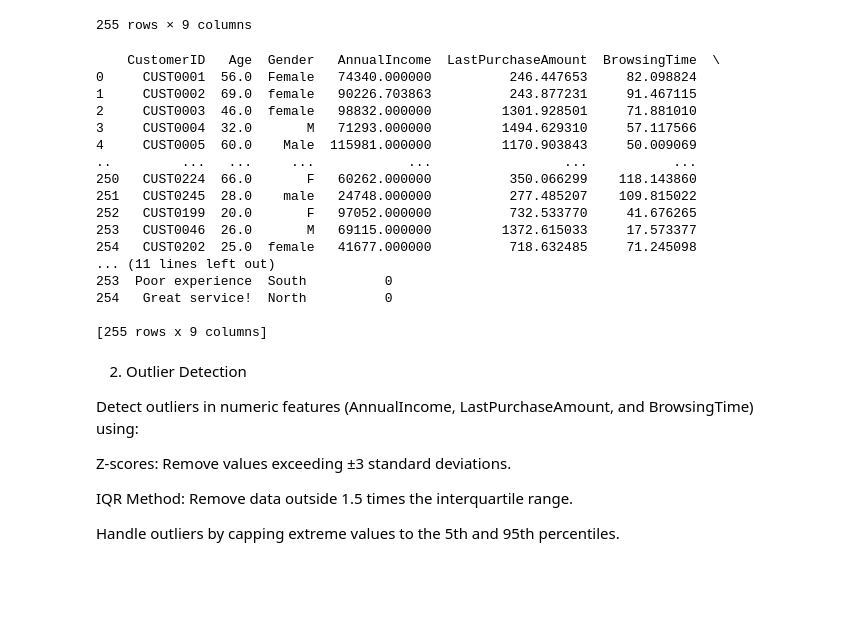
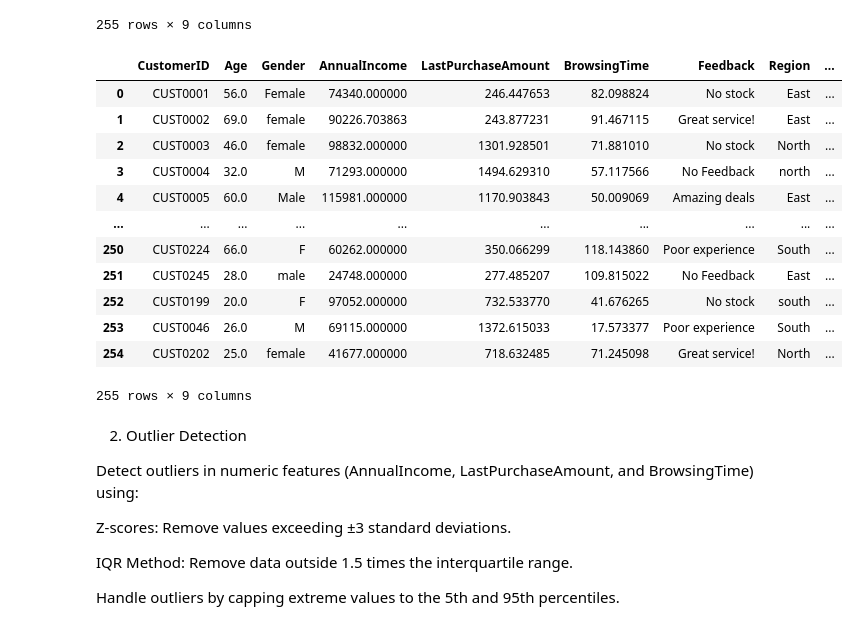
Before and after one commit to royarkaofficial/DataOps-Case-Study-Assignment-15th_Jan, a Jupyter notebook: Case_Study_Assignment.ipynb, the cells around one changed output. Cells and saved outputs as stored; diff of their text form; code cells hidden in the pictures; blank space fills up the shorter version.

```diff
--- a/Case_Study_Assignment.ipynb
+++ b/Case_Study_Assignment.ipynb
@@ -77,40 +97,39 @@ data
 | 254 | CUST0202 | 25.0 | female | 41677.0 | 718.632485 | 71.245098 | Great service! | North | ... |
 255 rows × 9 columns
 # %%
-import pandas as pd
-# Assuming your data is stored in a DataFrame called 'data'
-# Step 1: Handle missing values in numeric columns (Age, AnnualIncome, LastPurchaseAmount)
-data['Age'] = data['Age'].fillna(data['Age'].mean())  # Impute missing Age with mean
-data['AnnualIncome'] = data['AnnualIncome'].fillna(data['AnnualIncome'].mean())  # Impute missing AnnualIncome with mean
-data['LastPurchaseAmount'] = data['LastPurchaseAmount'].fillna(data['LastPurchaseAmount'].median())  # Impute missing LastPurchaseAmount with median
+import pandas as pd  # Import pandas for data manipulation
 
-# Step 2: Handle missing values in categorical columns (Gender, Region)
-data['Gender'] = data['Gender'].fillna(data['Gender'].mode()[0])  # Impute missing Gender with mode
-data['Region'] = data['Region'].fillna('Unknown')  # Impute missing Region with 'Unknown'
+# Step 1: Handling missing values in numeric columns
+# If any of these columns (Age, AnnualIncome, LastPurchaseAmount) have missing values, we replace them with appropriate statistics.
+data['Age'] = data['Age'].fillna(data['Age'].mean())  # Fill missing Age values with the column's mean
+data['AnnualIncome'] = data['AnnualIncome'].fillna(data['AnnualIncome'].mean())  # Fill missing AnnualIncome with mean
+data['LastPurchaseAmount'] = data['LastPurchaseAmount'].fillna(data['LastPurchaseAmount'].median())  # Use median for LastPurchaseAmount to avoid outliers affecting the mean
 
-# Step 3: Handle missing values in text column (Feedback)
-data['Feedback'] = data['Feedback'].fillna('No Feedback')  # Impute missing Feedback with 'No Feedback'
+# Step 2: Handling missing values in categorical columns
+# Categorical values are usually replaced with the most frequent value (mode) or a default category.
+data['Gender'] = data['Gender'].fillna(data['Gender'].mode()[0])  # Fill missing Gender with the most common value (mode)
+data['Region'] = data['Region'].fillna('Unknown')  # If Region is missing, assign 'Unknown' instead of dropping the data
 
-# Print the cleaned data
-print(data)
+# Step 3: Handling missing values in text columns
+# For text-based features, missing values can be replaced with a placeholder string.
+data['Feedback'] = data['Feedback'].fillna('No Feedback')  # If feedback is missing, assign 'No Feedback'
+
+# Print the cleaned dataset to verify changes
+data
 # %% [output]
+|  | CustomerID | Age | Gender | AnnualIncome | LastPurchaseAmount | BrowsingTime | Feedback | Region | ... |
+| 0 | CUST0001 | 56.0 | Female | 74340.000000 | 246.447653 | 82.098824 | No stock | East | ... |
+| 1 | CUST0002 | 69.0 | female | 90226.703863 | 243.877231 | 91.467115 | Great service! | East | ... |
+| 2 | CUST0003 | 46.0 | female | 98832.000000 | 1301.928501 | 71.881010 | No stock | North | ... |
+| 3 | CUST0004 | 32.0 | M | 71293.000000 | 1494.629310 | 57.117566 | No Feedback | north | ... |
+| 4 | CUST0005 | 60.0 | Male | 115981.000000 | 1170.903843 | 50.009069 | Amazing deals | East | ... |
+| ... | ... | ... | ... | ... | ... | ... | ... | ... | ... |
+| 250 | CUST0224 | 66.0 | F | 60262.000000 | 350.066299 | 118.143860 | Poor experience | South | ... |
+| 251 | CUST0245 | 28.0 | male | 24748.000000 | 277.485207 | 109.815022 | No Feedback | East | ... |
+| 252 | CUST0199 | 20.0 | F | 97052.000000 | 732.533770 | 41.676265 | No stock | south | ... |
+| 253 | CUST0046 | 26.0 | M | 69115.000000 | 1372.615033 | 17.573377 | Poor experience | South | ... |
+| 254 | CUST0202 | 25.0 | female | 41677.000000 | 718.632485 | 71.245098 | Great service! | North | ... |
-    CustomerID   Age  Gender   AnnualIncome  LastPurchaseAmount  BrowsingTime  \
-0     CUST0001  56.0  Female   74340.000000          246.447653     82.098824
-1     CUST0002  69.0  female   90226.703863          243.877231     91.467115
-2     CUST0003  46.0  female   98832.000000         1301.928501     71.881010
-3     CUST0004  32.0       M   71293.000000         1494.629310     57.117566
-4     CUST0005  60.0    Male  115981.000000         1170.903843     50.009069
-..         ...   ...     ...            ...                 ...           ...
-250   CUST0224  66.0       F   60262.000000          350.066299    118.143860
-251   CUST0245  28.0    male   24748.000000          277.485207    109.815022
-252   CUST0199  20.0       F   97052.000000          732.533770     41.676265
-253   CUST0046  26.0       M   69115.000000         1372.615033     17.573377
-254   CUST0202  25.0  female   41677.000000          718.632485     71.245098
-... (11 lines left out)
-253  Poor experience  South          0
-254   Great service!  North          0
-
-[255 rows x 9 columns]
+255 rows × 9 columns
 # %% [markdown]
 2. Outlier Detection
 
```
Also changed, not shown: parts of 9 cells of this notebook.
